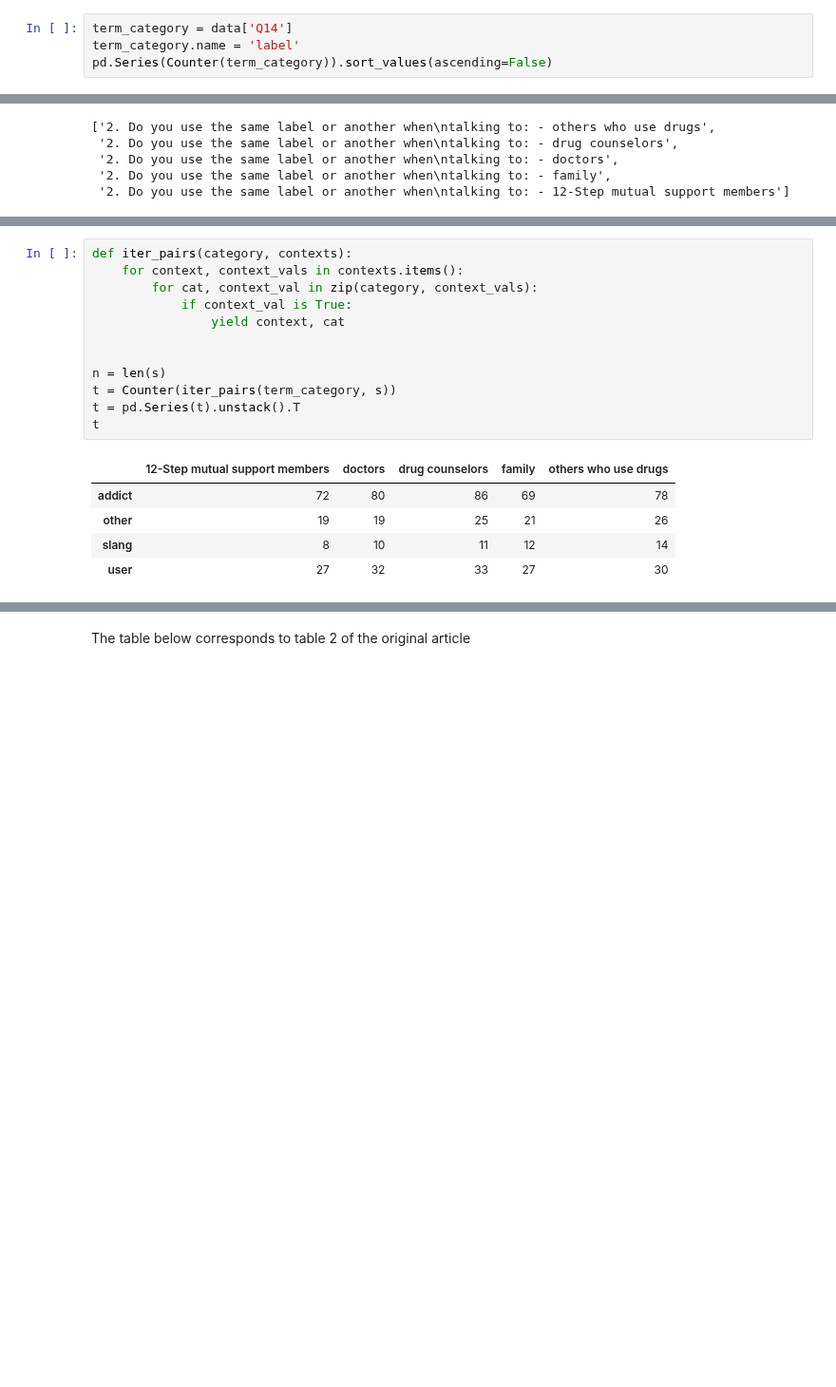
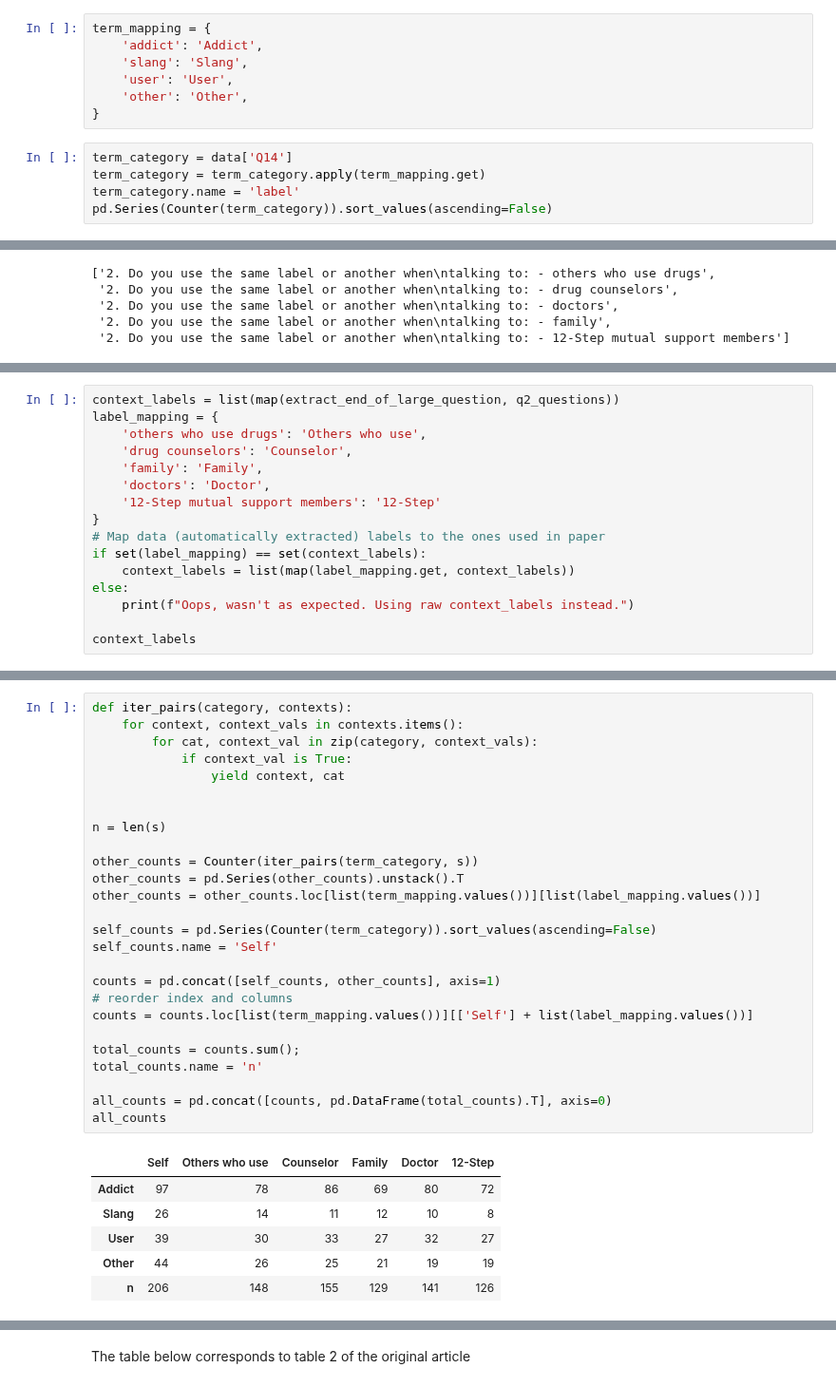
Before and after one commit to thorwhalen/likert, a Jupyter notebook: likert/examples/in_their_own_words/In their own words -- drug user self reference preferences.ipynb, the cells around one changed output, grey strips where cells are left out. Shown at 95% size. Cells and saved outputs as stored; diff of their text form; blank space fills up the shorter version.

```diff
--- a/likert/examples/in_their_own_words/In their own words -- drug user self reference preferences.ipynb
+++ b/likert/examples/in_their_own_words/In their own words -- drug user self reference preferences.ipynb
@@ -392,8 +388,16 @@ dir(t)
 '#ff0500'
 # %% [markdown]
 ## Contextual word categories
+# %%
+term_mapping = {
+    'addict': 'Addict',
+    'slang': 'Slang',
+    'user': 'User',
+    'other': 'Other',
+}
 # %%
 term_category = data['Q14']
+term_category = term_category.apply(term_mapping.get)
 term_category.name = 'label'
 pd.Series(Counter(term_category)).sort_values(ascending=False)
 # %% [output]
@@ -429,0 +425,16 @@ context_labels
+# %%
+context_labels = list(map(extract_end_of_large_question, q2_questions))
+label_mapping = {
+    'others who use drugs': 'Others who use',
+    'drug counselors': 'Counselor',
+    'family': 'Family',
+    'doctors': 'Doctor',
+    '12-Step mutual support members': '12-Step'
+}
+# Map data (automatically extracted) labels to the ones used in paper
+if set(label_mapping) == set(context_labels):
+    context_labels = list(map(label_mapping.get, context_labels))
+else:
+    print(f"Oops, wasn't as expected. Using raw context_labels instead.")
+
+context_labels
@@ -449,18 +462,33 @@ s
 # %%
 def iter_pairs(category, contexts):
     for context, context_vals in contexts.items():
         for cat, context_val in zip(category, context_vals):
             if context_val is True:
                 yield context, cat
 
 
 n = len(s)
-t = Counter(iter_pairs(term_category, s))
-t = pd.Series(t).unstack().T
-t
+
+other_counts = Counter(iter_pairs(term_category, s))
+other_counts = pd.Series(other_counts).unstack().T
+other_counts = other_counts.loc[list(term_mapping.values())][list(label_mapping.values())]
+
+self_counts = pd.Series(Counter(term_category)).sort_values(ascending=False)
+self_counts.name = 'Self'
+
+counts = pd.concat([self_counts, other_counts], axis=1)
+# reorder index and columns
+counts = counts.loc[list(term_mapping.values())][['Self'] + list(label_mapping.values())]
+
+total_counts = counts.sum();
+total_counts.name = 'n'
+
+all_counts = pd.concat([counts, pd.DataFrame(total_counts).T], axis=0)
+all_counts
 # %% [output]
-|  | 12-Step mutual support members | doctors | drug counselors | family | others who use drugs |
-| addict | 72 | 80 | 86 | 69 | 78 |
-| other | 19 | 19 | 25 | 21 | 26 |
-| slang | 8 | 10 | 11 | 12 | 14 |
-| user | 27 | 32 | 33 | 27 | 30 |
+|  | Self | Others who use | Counselor | Family | Doctor | 12-Step |
+| Addict | 97 | 78 | 86 | 69 | 80 | 72 |
+| Slang | 26 | 14 | 11 | 12 | 10 | 8 |
+| User | 39 | 30 | 33 | 27 | 32 | 27 |
+| Other | 44 | 26 | 25 | 21 | 19 | 19 |
+| n | 206 | 148 | 155 | 129 | 141 | 126 |
```
Also changed, not shown: parts of 50 cells of this notebook.
